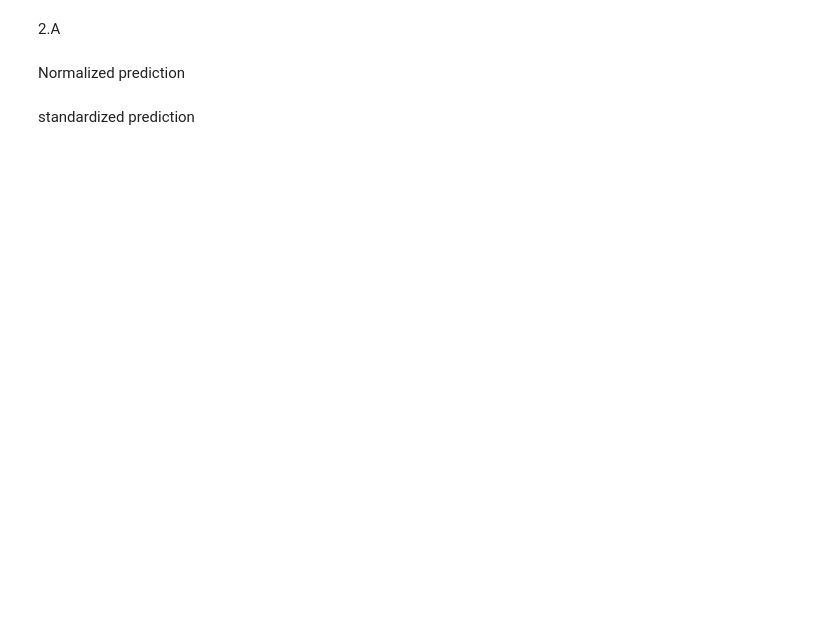
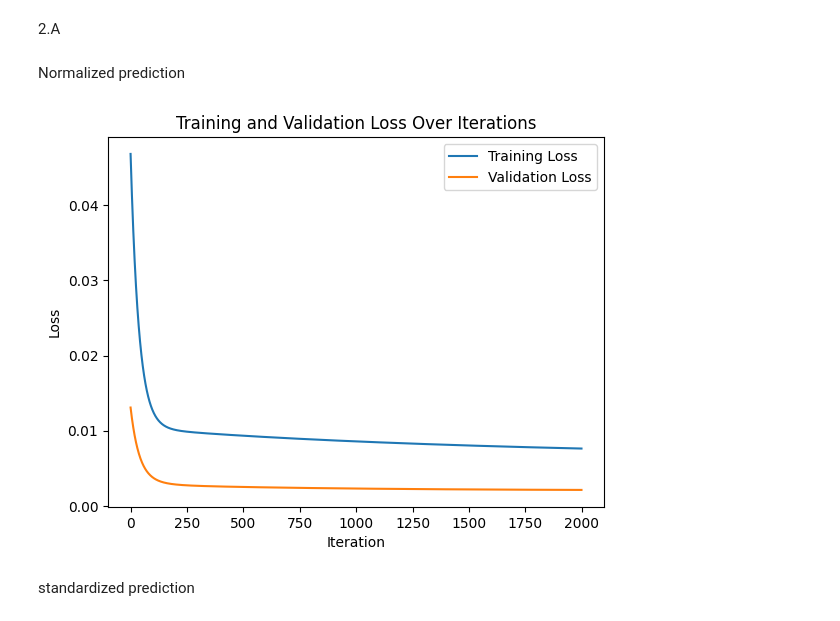
Before and after one commit to Nscaglio/4105, a Jupyter notebook: HW2.ipynb, the cells around one changed output. Cells and saved outputs as stored; diff of their text form; code cells hidden in the pictures; blank space fills up the shorter version.

```diff
--- a/HW2.ipynb
+++ b/HW2.ipynb
@@ -177,22 +176,22 @@ plt.show()
 2.A
 # %%
 from sklearn.preprocessing import MinMaxScaler
-
 scaler = MinMaxScaler()
 from sklearn.preprocessing import StandardScaler
 standard_scaler = StandardScaler()
-num_vars = ['area', 'bedrooms', 'bathrooms', 'stories', 'parking']
-num_vars2 = ['area', 'bedrooms', 'bathrooms', 'stories', 'parking','price']
+
+num_vars = ['area', 'bedrooms', 'bathrooms', 'stories', 'parking','price']
+# makes copys of the origional list
 df_train_norm = df_train.copy()
 df_test_norm = df_test.copy()
-df_train_standard=df_train.copy()
-df_test_standard=df_test.copy()
+df_train_stan=df_train.copy()
+df_test_stan=df_test.copy()
 # normalizes
 df_train_norm[num_vars] = scaler.fit_transform(df_train[num_vars])
 df_test_norm[num_vars] = scaler.fit_transform(df_test[num_vars])
 #standardize
-df_train_standard[num_vars2] = standard_scaler.fit_transform(df_train[num_vars2])
-df_test_standard[num_vars2] = standard_scaler.transform(df_test[num_vars2])
+df_train_stan[num_vars] = standard_scaler.fit_transform(df_train[num_vars])
+df_test_stan[num_vars] = standard_scaler.transform(df_test[num_vars])
 # %% [markdown]
 Normalized prediction
 # %%
@@ -210,7 +209,7 @@ X_2 = x2.reshape(m, 1)
 X_3 = x3.reshape(m, 1)
 X_4 = x5.reshape(m, 1)
 X_5 = x5.reshape(m, 1)
-X_train=np.hstack((X_0, X_1,X_2,X_3,X_4,X_5)) #stack the matricies
+X_train_n=np.hstack((X_0, X_1,X_2,X_3,X_4,X_5)) #stack the matricies
 theta=np.zeros(6)#set the theta for a 6D array
 #sets up testing set
 x1t=df_test_norm.values[:, 1]#area
@@ -226,17 +225,19 @@ X_2t = x2t.reshape(mt, 1)
 X_3t = x3t.reshape(mt, 1)
 X_4t = x5t.reshape(mt, 1)
 X_5t = x5t.reshape(mt, 1)
-X_test=np.hstack((X_0t, X_1t,X_2t,X_3t,X_4t,X_5t)) #stack the matricies
+X_test_n=np.hstack((X_0t, X_1t,X_2t,X_3t,X_4t,X_5t)) #stack the matricies
 # %%
-theta, train_cost, test_cost = gradient_descent(X_train, X_test, y, yt, theta, alpha, iterations) #calculate the gradient
+theta, train_cost_n, test_cost_n = gradient_descent(X_train_n, X_test_n, y, yt, theta, alpha, iterations) #calculate the gradient
 # %%
 #plot the loss through the iterations for both training and test
-plt.plot(train_cost, label="Training Loss")
-plt.plot(test_cost, label="Validation Loss")
+plt.plot(train_cost_n, label="Training Loss")
+plt.plot(test_cost_n, label="Validation Loss")
 plt.xlabel("Iteration")
 plt.ylabel("Loss")
 plt.legend()
 plt.title("Training and Validation Loss Over Iterations")
 plt.show()
+# %% [output]
+[figure, added]
 # %% [markdown]
 standardized prediction
```
Also changed, not shown: parts of 31 cells of this notebook.
